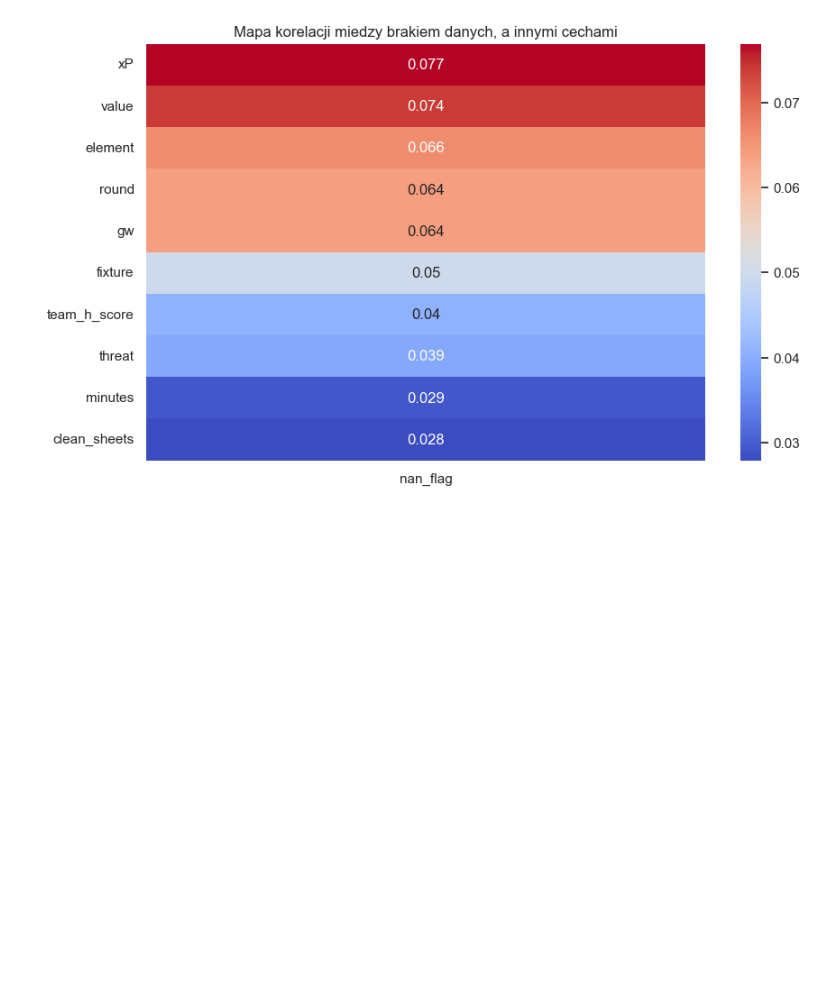
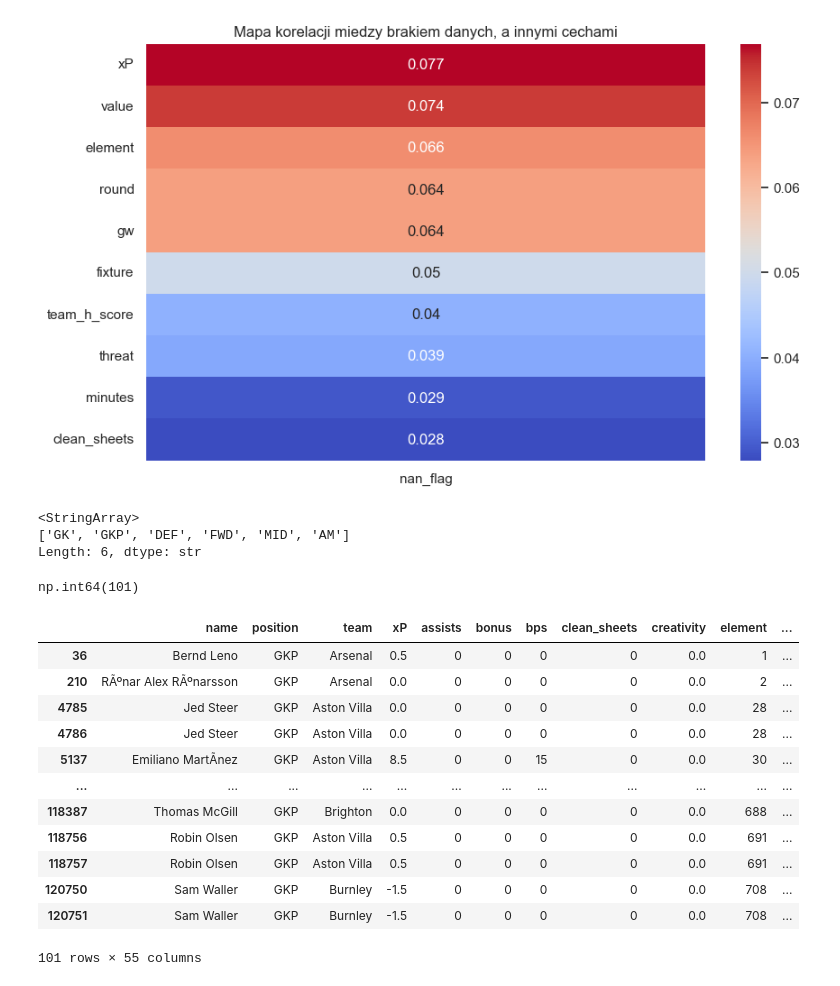
Before and after one commit to ruus77/FPL-Points-Predictions, a Jupyter notebook: Data Cleaning.ipynb, the cells around one changed output. Cells and saved outputs as stored; diff of their text form; code cells hidden in the pictures; blank space fills up the shorter version.

```diff
--- a/Data Cleaning.ipynb
+++ b/Data Cleaning.ipynb
@@ -109,3 +109,29 @@ sns.heatmap(pd.DataFrame(data_w_nan.drop(columns=data_w_nan.select_dtypes(includ
             cmap="coolwarm");
 # %% [output]
 [figure]
+# %%
+data_w_nan.position.unique()
+# %% [output]
+<StringArray>
+['GK', 'GKP', 'DEF', 'FWD', 'MID', 'AM']
+Length: 6, dtype: str
+# %%
+data_w_nan.loc[data_w_nan.position=="GKP", "name"].count()
+# %% [output]
+np.int64(101)
+# %%
+data_w_nan.loc[data_w_nan.position=="GKP"]
+# %% [output]
+|  | name | position | team | xP | assists | bonus | bps | clean_sheets | creativity | element | ... |
+| 36 | Bernd Leno | GKP | Arsenal | 0.5 | 0 | 0 | 0 | 0 | 0.0 | 1 | ... |
+| 210 | RÃºnar Alex RÃºnarsson | GKP | Arsenal | 0.0 | 0 | 0 | 0 | 0 | 0.0 | 2 | ... |
+| 4785 | Jed Steer | GKP | Aston Villa | 0.0 | 0 | 0 | 0 | 0 | 0.0 | 28 | ... |
+| 4786 | Jed Steer | GKP | Aston Villa | 0.0 | 0 | 0 | 0 | 0 | 0.0 | 28 | ... |
+| 5137 | Emiliano MartÃ­nez | GKP | Aston Villa | 8.5 | 0 | 0 | 15 | 0 | 0.0 | 30 | ... |
+| ... | ... | ... | ... | ... | ... | ... | ... | ... | ... | ... | ... |
+| 118387 | Thomas McGill | GKP | Brighton | 0.0 | 0 | 0 | 0 | 0 | 0.0 | 688 | ... |
+| 118756 | Robin Olsen | GKP | Aston Villa | 0.5 | 0 | 0 | 0 | 0 | 0.0 | 691 | ... |
+| 118757 | Robin Olsen | GKP | Aston Villa | 0.5 | 0 | 0 | 0 | 0 | 0.0 | 691 | ... |
+| 120750 | Sam Waller | GKP | Burnley | -1.5 | 0 | 0 | 0 | 0 | 0.0 | 708 | ... |
+| 120751 | Sam Waller | GKP | Burnley | -1.5 | 0 | 0 | 0 | 0 | 0.0 | 708 | ... |
+101 rows × 55 columns
```
Also changed, not shown: parts of 4 cells of this notebook.
